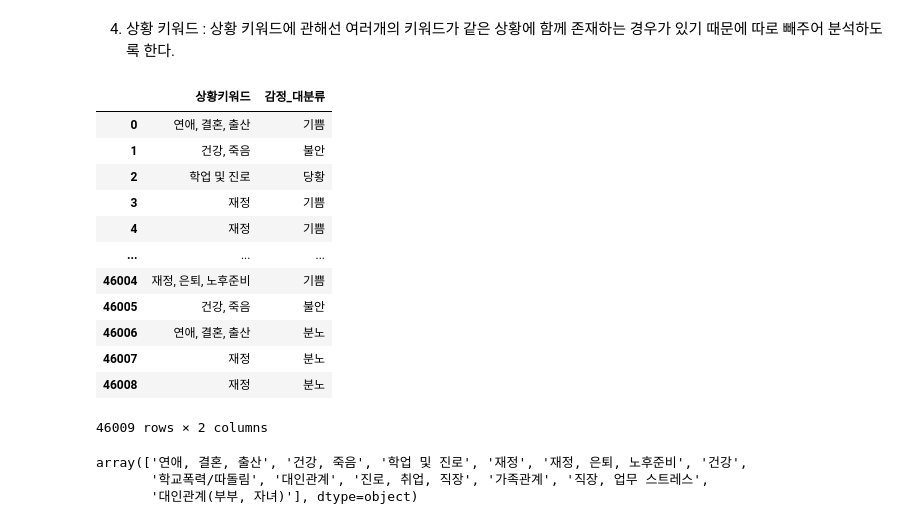
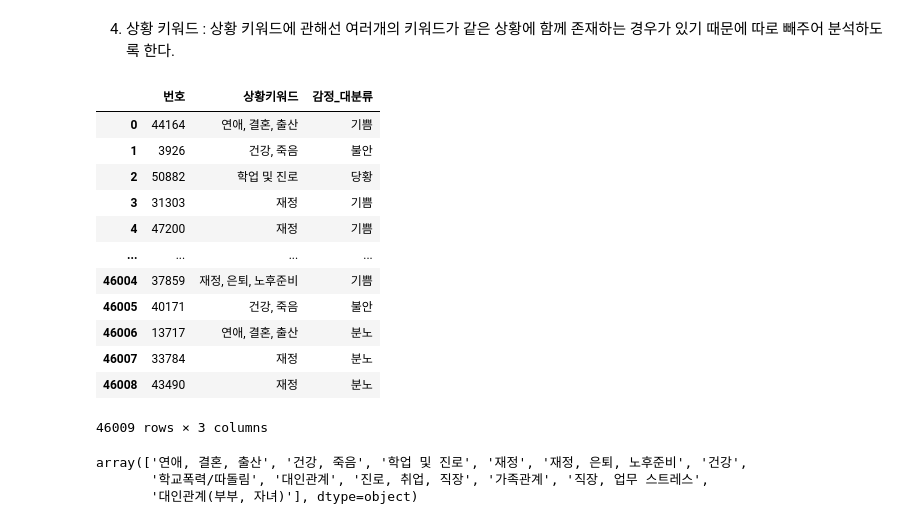
Before and after one commit to MinsooKwak/Project, a Jupyter notebook: nlp_project.ipynb, the cells around one changed output. Drawn from its saved outputs; the diff is of its cells as text; code cells hidden in the pictures.

```diff
--- a/nlp_project.ipynb
+++ b/nlp_project.ipynb
@@ -446,24 +443,24 @@ Name: 신체질환, dtype: float64
 # %%
 '''
 1: ,와 ' '기준으로 키워드를 분리
 2: 키워드 별 분포 확인 (시각화)'''
 
-sit_keyw_df = df[['상황키워드','감정_대분류']]
+sit_keyw_df = df[['번호','상황키워드','감정_대분류']]
 sit_keyw_df
 # %% [output]
-|  | 상황키워드 | 감정_대분류 |
-| 0 | 연애, 결혼, 출산 | 기쁨 |
-| 1 | 건강, 죽음 | 불안 |
-| 2 | 학업 및 진로 | 당황 |
-| 3 | 재정 | 기쁨 |
-| 4 | 재정 | 기쁨 |
-| ... | ... | ... |
-| 46004 | 재정, 은퇴, 노후준비 | 기쁨 |
-| 46005 | 건강, 죽음 | 불안 |
-| 46006 | 연애, 결혼, 출산 | 분노 |
-| 46007 | 재정 | 분노 |
-| 46008 | 재정 | 분노 |
+|  | 번호 | 상황키워드 | 감정_대분류 |
+| 0 | 44164 | 연애, 결혼, 출산 | 기쁨 |
+| 1 | 3926 | 건강, 죽음 | 불안 |
+| 2 | 50882 | 학업 및 진로 | 당황 |
+| 3 | 31303 | 재정 | 기쁨 |
+| 4 | 47200 | 재정 | 기쁨 |
+| ... | ... | ... | ... |
+| 46004 | 37859 | 재정, 은퇴, 노후준비 | 기쁨 |
+| 46005 | 40171 | 건강, 죽음 | 불안 |
+| 46006 | 13717 | 연애, 결혼, 출산 | 분노 |
+| 46007 | 33784 | 재정 | 분노 |
+| 46008 | 43490 | 재정 | 분노 |
-46009 rows × 2 columns
+46009 rows × 3 columns
 # %%
 sit_keyw_df.상황키워드.unique()
 # %% [output]
```
Also changed, not shown: parts of 44 cells of this notebook.
